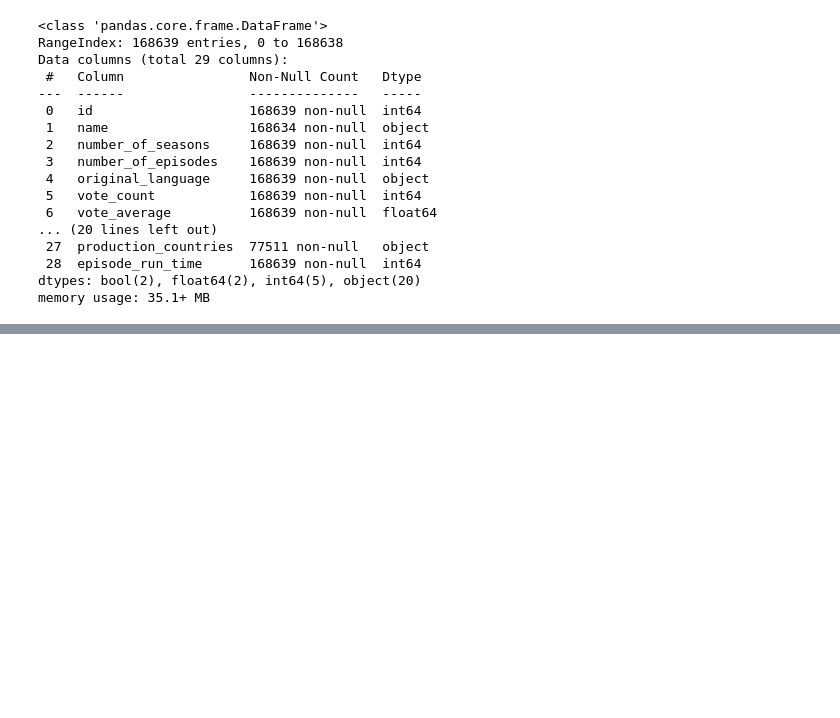
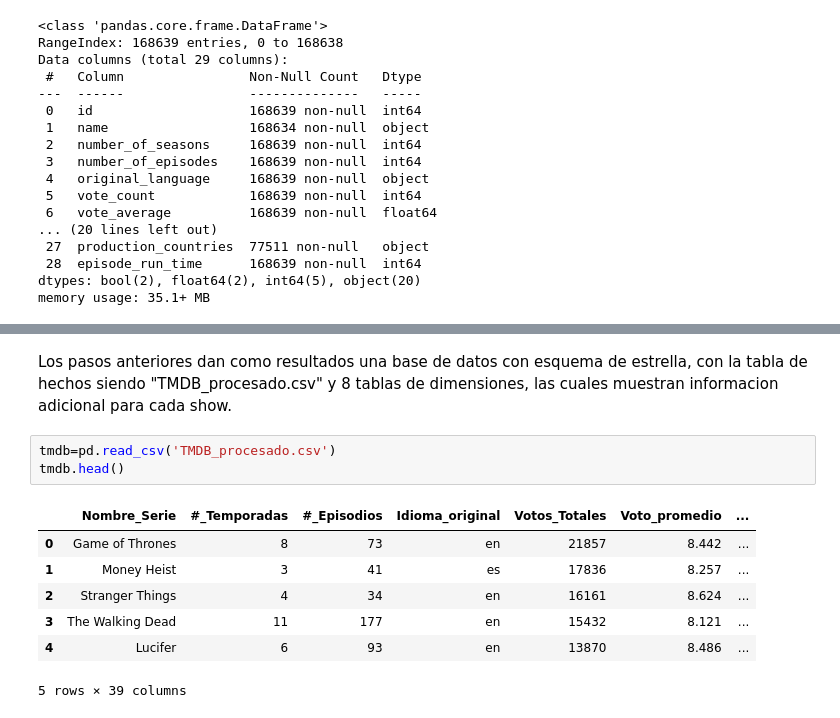
Before and after one commit to PedroJofreEsc/popularidad-de-series, a Jupyter notebook: popularidad de series Jofre.ipynb, the cells around one changed output, grey strips where cells are left out. Drawn from its saved outputs; the diff is of its cells as text; blank space fills up the shorter version.

```diff
--- a/popularidad de series Jofre.ipynb
+++ b/popularidad de series Jofre.ipynb
@@ -40,0 +133,13 @@ table.head()
+# %% [markdown]
+Los pasos anteriores dan como resultados una base de datos con esquema de estrella, con la tabla de hechos siendo "TMDB_procesado.csv" y 8 tablas de dimensiones, las cuales muestran informacion adicional para cada show.
+# %%
+tmdb=pd.read_csv('TMDB_procesado.csv')
+tmdb.head()
+# %% [output]
+|  | Nombre_Serie | #_Temporadas | #_Episodios | Idioma_original | Votos_Totales | Voto_promedio | ... |
+| 0 | Game of Thrones | 8 | 73 | en | 21857 | 8.442 | ... |
+| 1 | Money Heist | 3 | 41 | es | 17836 | 8.257 | ... |
+| 2 | Stranger Things | 4 | 34 | en | 16161 | 8.624 | ... |
+| 3 | The Walking Dead | 11 | 177 | en | 15432 | 8.121 | ... |
+| 4 | Lucifer | 6 | 93 | en | 13870 | 8.486 | ... |
+5 rows × 39 columns
```
Also changed, not shown: parts of 19 cells of this notebook, 2 other files.
